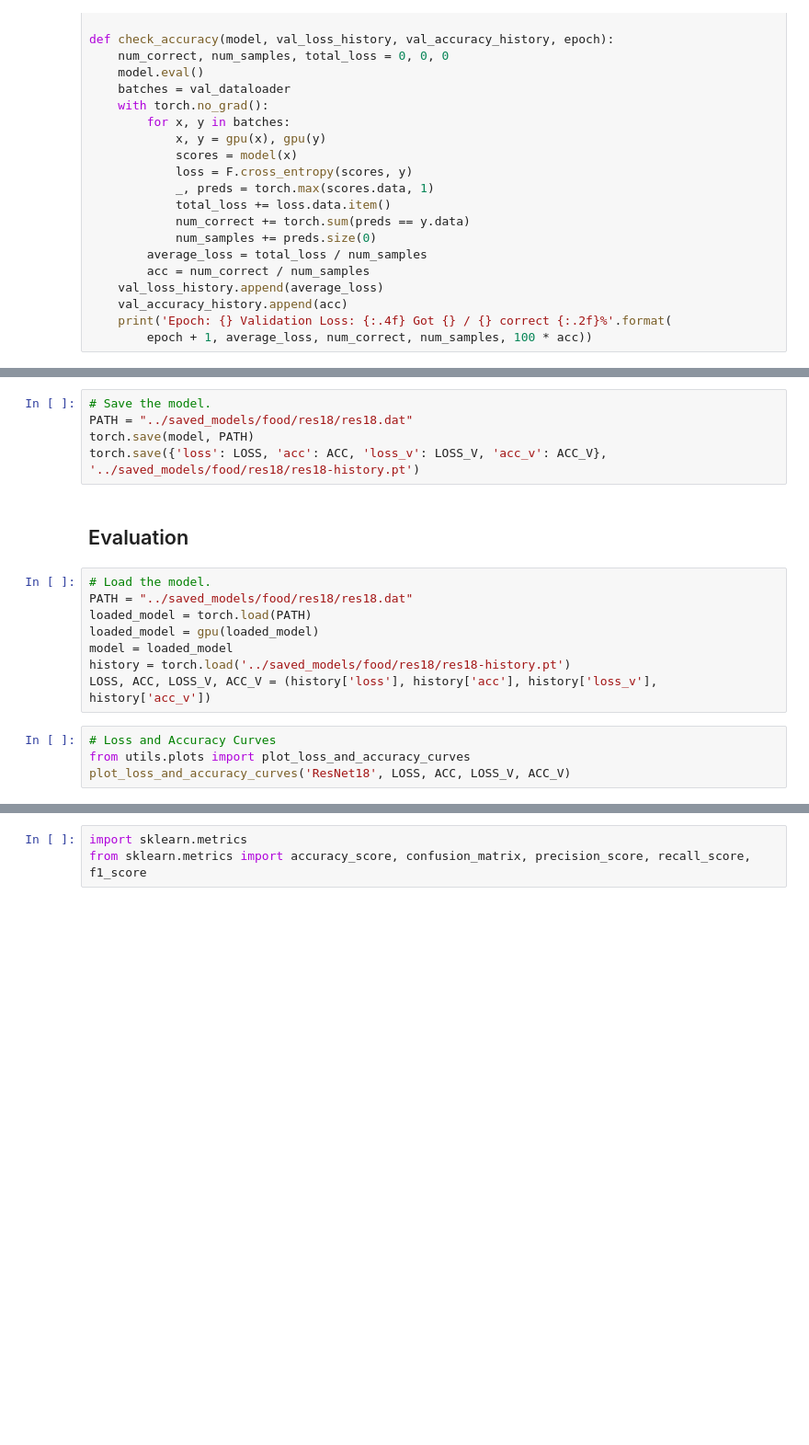
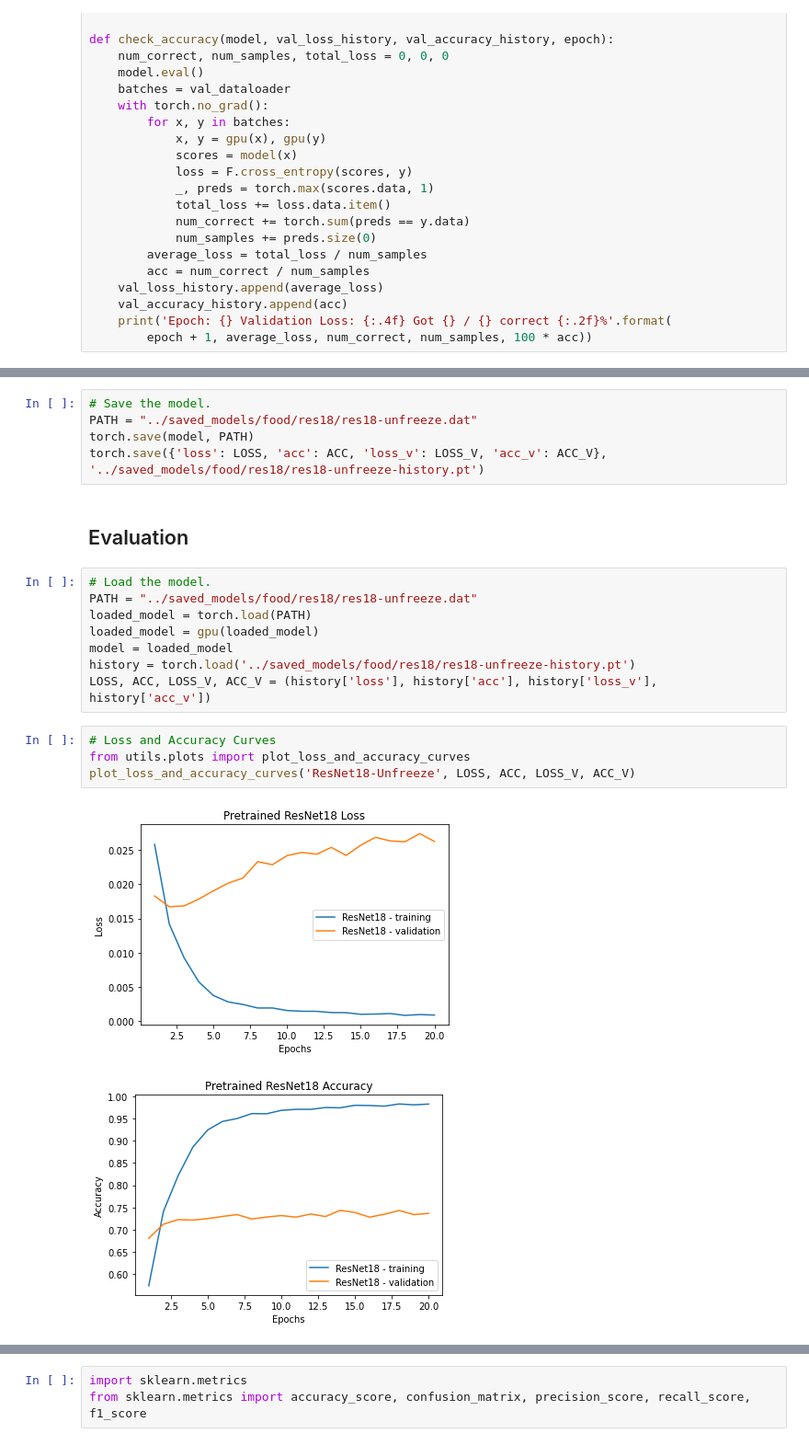
Before and after one commit to VivekShankar/CS231N_FinalProject, a Jupyter notebook: food_classification/food_classification_res-unfreeze.ipynb, the cells around one changed output, grey strips where cells are left out. Shown at 92% size. Drawn from its saved outputs; the diff is of its cells as text; blank space fills up the shorter version.

Commit message:
checkin resnet saved model w/ unfrozen layer4

```diff
--- a/food_classification/food_classification_res-unfreeze.ipynb
+++ b/food_classification/food_classification_res-unfreeze.ipynb
@@ -163,22 +163,25 @@ Epoch: 11 Validation Loss: 0.0247 Got 6582 / 11016 correct 59.75%
 # %%
 # Save the model.
-PATH = "../saved_models/food/res18/res18.dat"
+PATH = "../saved_models/food/res18/res18-unfreeze.dat"
 torch.save(model, PATH)
-torch.save({'loss': LOSS, 'acc': ACC, 'loss_v': LOSS_V, 'acc_v': ACC_V}, '../saved_models/food/res18/res18-history.pt')
+torch.save({'loss': LOSS, 'acc': ACC, 'loss_v': LOSS_V, 'acc_v': ACC_V}, '../saved_models/food/res18/res18-unfreeze-history.pt')
 # %% [markdown]
 ## Evaluation
 # %%
 # Load the model.
-PATH = "../saved_models/food/res18/res18.dat"
+PATH = "../saved_models/food/res18/res18-unfreeze.dat"
 loaded_model = torch.load(PATH)
 loaded_model = gpu(loaded_model)
 model = loaded_model
-history = torch.load('../saved_models/food/res18/res18-history.pt')
+history = torch.load('../saved_models/food/res18/res18-unfreeze-history.pt')
 LOSS, ACC, LOSS_V, ACC_V = (history['loss'], history['acc'], history['loss_v'], history['acc_v'])
 # %%
 # Loss and Accuracy Curves
 from utils.plots import plot_loss_and_accuracy_curves
-plot_loss_and_accuracy_curves('ResNet18', LOSS, ACC, LOSS_V, ACC_V)
+plot_loss_and_accuracy_curves('ResNet18-Unfreeze', LOSS, ACC, LOSS_V, ACC_V)
+# %% [output]
+[figure, added]
+[figure, added]
 # %%
 # Evaluation: Top-1 Accuracy
 
```
Also changed, not shown: parts of 8 cells of this notebook, 2 other files.
